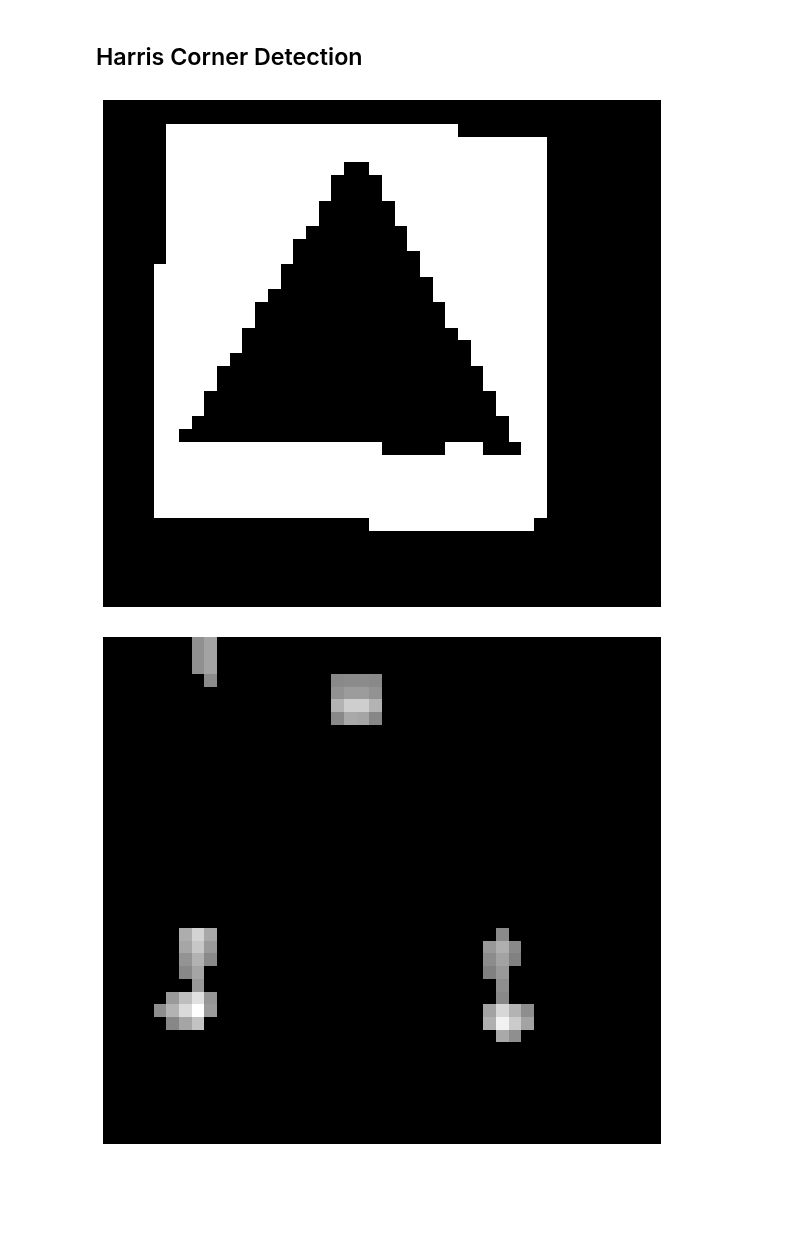
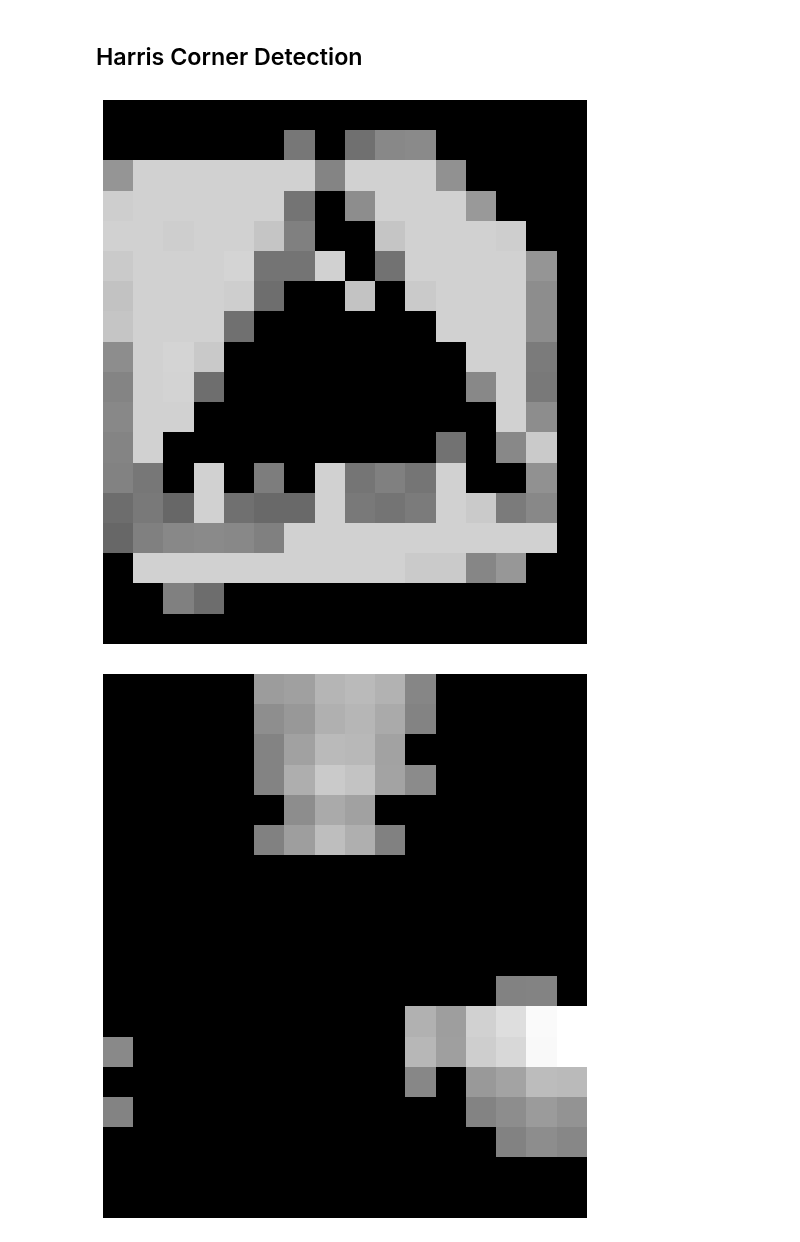
Before and after one commit to joaolucasmartins/VC2022, a Jupyter notebook: notebook.ipynb, the cells around one changed output. Drawn from its saved outputs; the diff is of its cells as text; code cells hidden in the pictures; blank space fills up the shorter version.

```diff
--- a/notebook.ipynb
+++ b/notebook.ipynb
@@ -90,7 +90,7 @@ filterType(["speedlimit"])
 Nesta secção iremos delimitar quais as áreas em que estamos interessados em analisar. Estas regiões correspondem às que contêm os sinais. Para isso iremos usar o colorspace HSV para filtrar as cores de interesse: **azul** e **vermelho**
 # %%
 testImages = {"speedlimit": (7, 19, 20, 70)}
-speedLimitId = filterType(["crosswalk"]).index[40]
+speedLimitId = filterType(["crosswalk"]).index[70]
 speedLimit = importImage(speedLimitId)
 displayImage(speedLimit)
 # %% [output]
@@ -178,7 +164,9 @@ Ainda falta meter um min size nos countours TODO
 Applu Canny first
 # %%
 img = b.copy()
-img = cv.blur(img, (5, 5))
-img = cv.Canny(img, 30, 90)
+#img = cv.blur(img, (5, 5))
+img = cv.GaussianBlur(img, (3, 3), 0)
+img = cv.Laplacian(img, cv.CV_16S, ksize=3)
+img = cv.convertScaleAbs(img)
 displayImage(img)
 # %% [output]
@@ -239,30 +227,30 @@ displayImage(drawing)
 # %% [markdown]
 ## Harris Corner Detection
 # %%
-def addPadding(rect, img_shape, padding):
+def addPadding(rect, img, padding):
     w, h = rect[2], rect[3]
     y1 = max(0, round(rect[1] - h * padding))
-    y2 = min(img_shape[0], round(rect[1] + h + h * padding))
+    y2 = min(img.shape[0], round(rect[1] + h + h * padding))
     x1 = max(0, round(rect[0] - w * padding))
-    x2 = min(img_shape[1], round(rect[0] + w + w * padding))
+    x2 = min(img.shape[1], round(rect[0] + w + w * padding))
 
     return img[y1:y2, x1:x2]
 blur = cv.blur(img,(5,5))
-roi = addPadding(rects[1], img.shape, 0.23)
+img = b.copy()
+roi = addPadding(rects[0], img, 0)
 
-img = b.copy()
 neighbourhood = 9
 aperture = 3
 free_param = 0.04
 harris = cv.cornerHarris(roi, neighbourhood, aperture, free_param)
 threshold = 0.50
 
 harris[harris < threshold * harris.max()] = 0
 displayImage(roi)
 displayImage(harris)
 # %% [output]
-[figure, old version]
+[figure, new version]
-[figure, old version]
+[figure, new version]
 # %%
 def cornerIdentification(img):
     img = img.copy()
```
Also changed, not shown: parts of 7 cells of this notebook.
